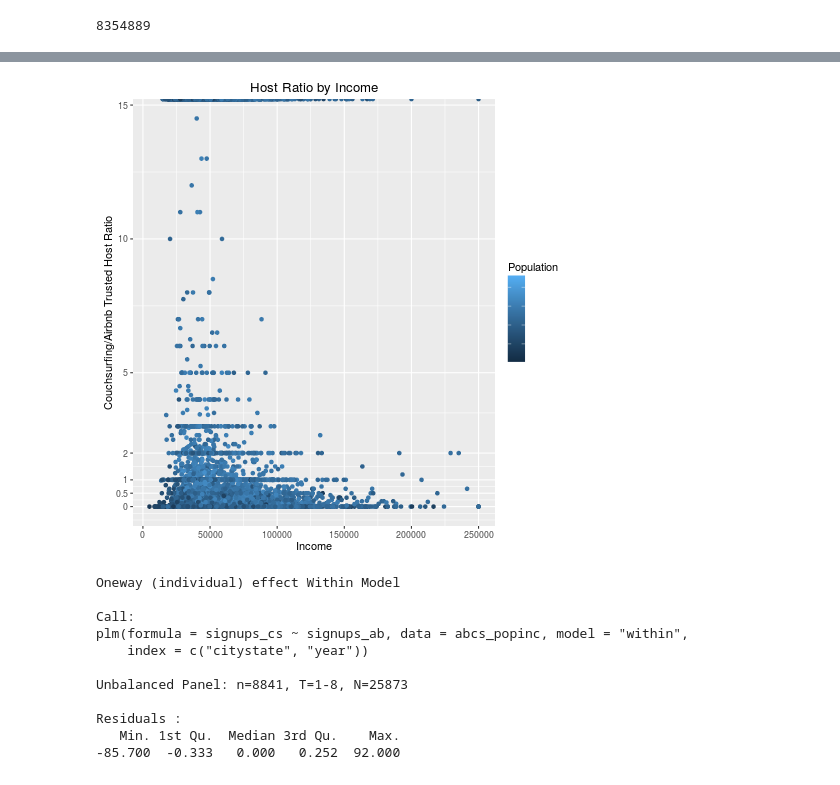
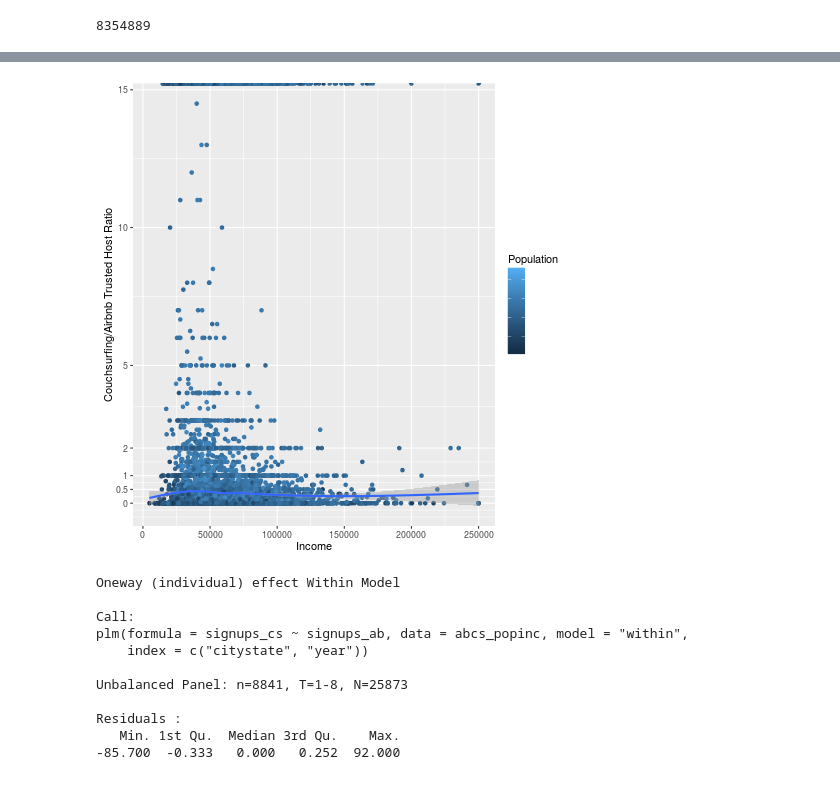
Before and after one commit to notconfusing/airsurfing-analysis, a Jupyter notebook: member since comparison.ipynb, the cells around one changed output, grey strips where cells are left out. Saved outputs shown, nothing was run; the diff lists cells and outputs as text; code cells hidden in the pictures.

```diff
--- a/member since comparison.ipynb
+++ b/member since comparison.ipynb
@@ -1141,18 +1153,19 @@ Please cite as:
 # %%
 %%R
 
 rp = ggplot(citystate_inc, aes(x=income, y=csab_ratio, colour=pop)) +
 geom_point()+
 scale_colour_continuous(trans="log")+
 ylab("Couchsurfing/Airbnb Trusted Host Ratio")+
 scale_y_continuous(breaks = c(0,0.5,1,2,5,10,15), labels = c(0,0.5,1,2,5,10,15)) +
 xlab("Income")+
 guides(colour=guide_colorbar(label=FALSE, title="Population"))+
+geom_smooth()
 ggtitle("Host Ratio by Income")
 ggsave("figs/host_ratio.png",dpi=300)
 print(rp)
 # %% [output]
-[figure, old version]
+[figure, new version]
 # %%
 %%R
 crowd.fe = plm(signups_cs ~ signups_ab, index=c("citystate","year"), data=abcs_popinc, model="within")
```
Also changed, not shown: parts of 34 cells of this notebook.
